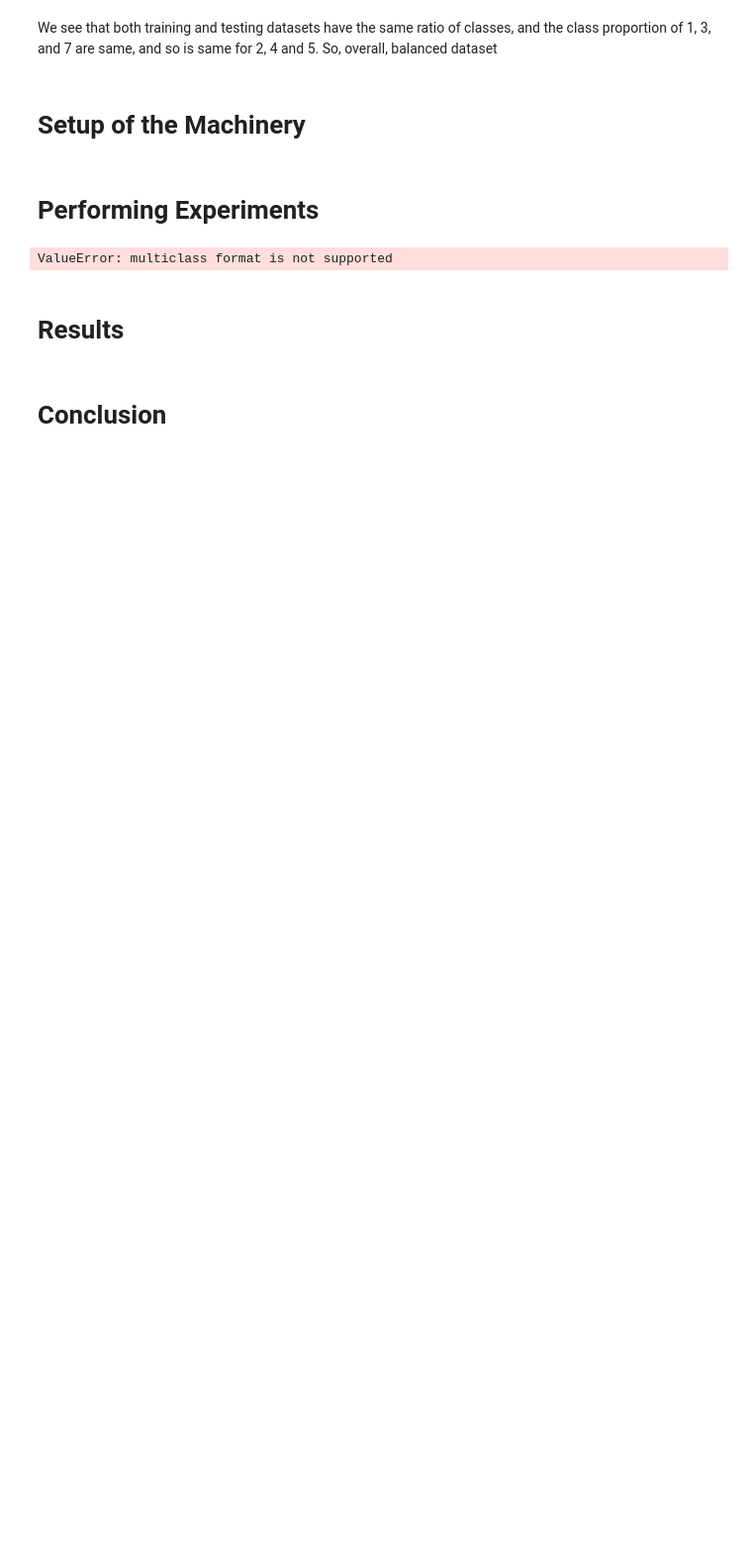
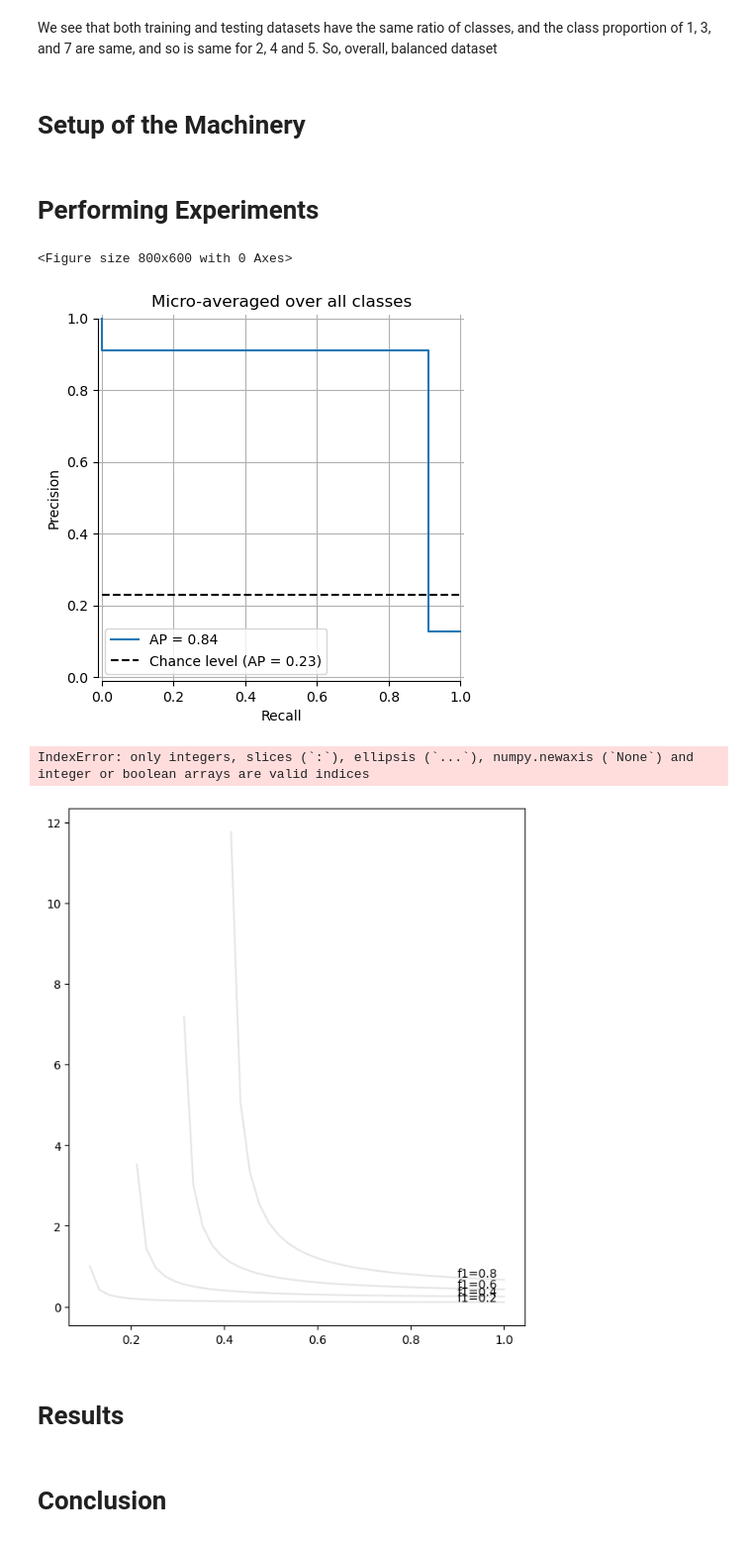
Before and after one commit to PranavRao25/Data-Analytics, a Jupyter notebook: assignment-7/code.ipynb, the cells around one changed output. Shown at 99% size. Cells and saved outputs as stored; diff of their text form; code cells hidden in the pictures; blank space fills up the shorter version.

Commit message:
some progress in plotting curves

```diff
--- a/assignment-7/code.ipynb
+++ b/assignment-7/code.ipynb
@@ -169,20 +171,34 @@ cul_report = dict()
 total_df = dict()
 # %%
 def report_generator(y_pred, y_test, name):
+    n_classes = 7
+    precision = dict()
+    recall = dict()
+    average_precision = dict()
+
+    y_test_bin = label_binarize(y_test, classes=list(range(1, 7)))
+    y_pred_bin = label_binarize(y_pred, classes=list(range(1, 7)))
+    for i in range(n_classes):
+        if i != 6:
+            precision[i], recall[i], _ = precision_recall_curve(y_test_bin[:, i], y_pred_bin[:, i])
+            average_precision[i] = average_precision_score(y_test_bin[:, i], y_pred_bin[:, i])
+    precision["micro"], recall["micro"], _ = precision_recall_curve(y_test_bin.ravel(), y_pred_bin.ravel())
+    average_precision["micro"] = average_precision_score(y_test_bin, y_pred_bin, average="micro")
+
     report = {
         "name": name,
-        "precision": precision_score(y_test, y_pred, average='macro'),
-        "recall": recall_score(y_test, y_pred, average='macro'),
-        "pr_curve": precision_recall_curve(y_test, y_pred),
-        "f1": f1_score(y_test, y_pred, average='macro'),
+        "precision": precision,
+        "recall": recall,
+        "avg_p": average_precision,
+        # "pr_curve": precision_recall_curve(y_test, y_pred),
+        "f1": f1_score(y_test, y_pred, average='micro'),
         "confusion_matrix": confusion_matrix(y_test, y_pred),
-        "roc_curve": roc_curve(y_test, y_pred),
-        "likelihood_ratios": class_likelihood_ratios(y_test, y_pred),
+        # "roc_curve": roc_curve(y_test, y_pred),
+        # "likelihood_ratios": class_likelihood_ratios(y_test, y_pred),
         "bal_acc": balanced_accuracy_score(y_test, y_pred),
         "mcc": matthews_corrcoef(y_test, y_pred),
         "accuracy": accuracy_score(y_test, y_pred),
-        "roc_auc": roc_auc_score(y_test, y_pred, average='macro', multi_class='ovr'),
-        "avg_p": average_precision_score(y_test, y_pred, average='macro')
+        "roc_auc": roc_auc_score(y_test_bin, y_pred_bin, average='micro', multi_class='ovr')
     }
 
     return report
@@ -192,14 +208,12 @@ def classify(model, train_x, train_y, test_x, test_y, name):
     pred = model.predict(test_x)
 
     r = report_generator(pred, test_y, name)
-    k = ['precision','recall','f1','bal_acc','mcc','accuracy','roc_auc','avg_p']
+    k = ['name', 'precision','recall','f1','bal_acc','mcc','accuracy','roc_auc','avg_p']
     new_r1 = {i: r[i] for i in k}
-    new_r1['positive_likelihood_ratio'] = r['likelihood_ratios'][0]
-    new_r1['negative_likelihood_ratio'] = r['likelihood_ratios'][1]
-    df = pd.DataFrame.from_dict(new_r1, orient='index', columns=['Score']).transpose()
+    # df = pd.DataFrame.from_dict(new_r1, orient='index', columns=['Score']).transpose()
 
-    cul_report[name] = report
-    total_df[name] = df
+    cul_report[name] = new_r1
+    # total_df[name] = df
 # %%
 def comparison_metrics():
     # Plot of Report generated using sklearn
@@ -313,10 +379,13 @@ def curves():
 # %%
 for name, classifier in zip(names, classifiers):
     classify(classifier, X_train_std, y_train, X_test_std, y_test, name)
-    comparison_metrics()
-    curves()
+    # comparison_metrics()
+    pr_curves(X_train_std, y_train, X_test_std, y_test)
 # %% [output]
-ValueError: multiclass format is not supported
+<Figure size 800x600 with 0 Axes>
+[figure, added]
+IndexError: only integers, slices (`:`), ellipsis (`...`), numpy.newaxis (`None`) and integer or boolean arrays are valid indices
+[figure, added]
 # %%
 comp_df = pd.concat(total_df, axis=0)
 # %% [markdown]
```
Also changed, not shown: parts of 4 cells of this notebook, 1 other file.
